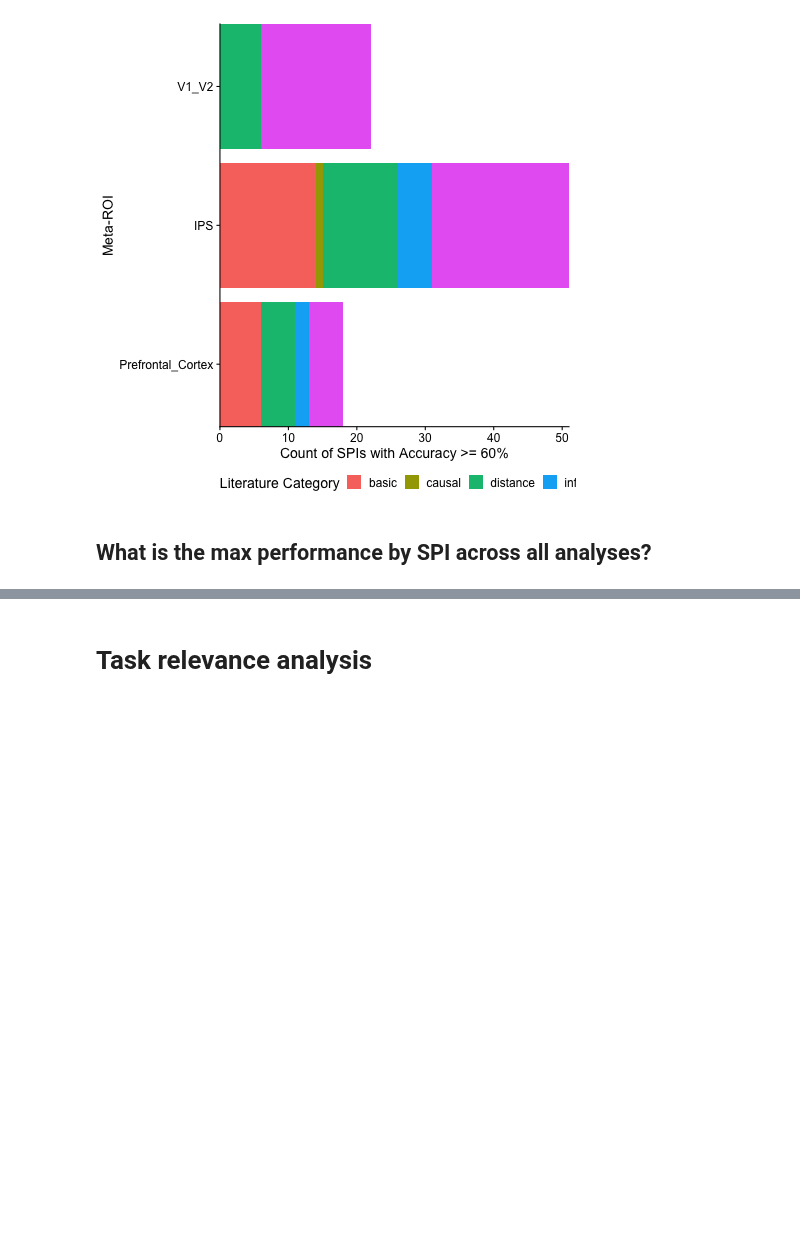
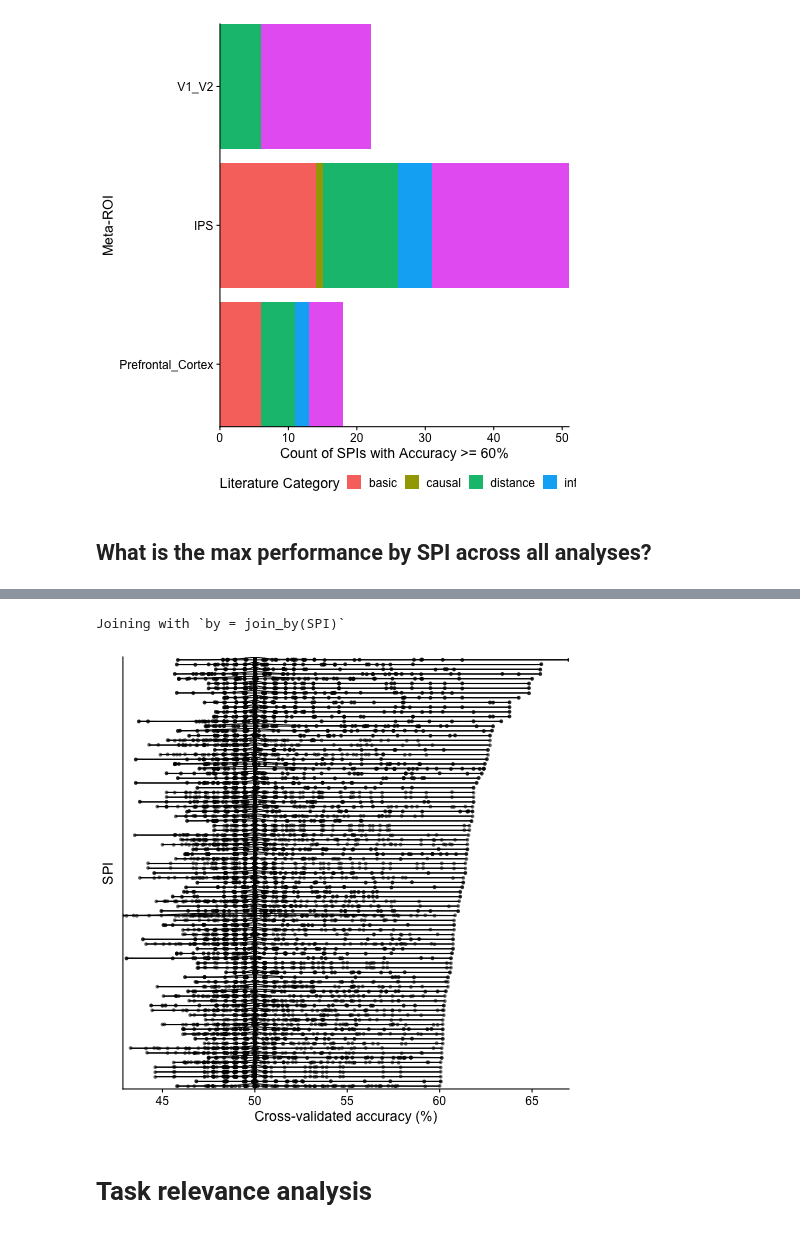
Before and after one commit to anniegbryant/MEG_functional_connectivity, a Jupyter notebook: data_visualization/inter_subject_classification.ipynb, the cells around one changed output, grey strips where cells are left out. Cells and saved outputs as stored; diff of their text form; code cells hidden in the pictures; blank space fills up the shorter version.

```diff
--- a/data_visualization/inter_subject_classification.ipynb
+++ b/data_visualization/inter_subject_classification.ipynb
@@ -524,3 +502,32 @@ Removed 241 rows containing missing values or values outside the scale range
+# %%
+%%R -i averaged_stimulus_type_LR_classification_res,pyspi_SPI_info
+
+averaged_stimulus_type_LR_classification_res %>%
+    group_by(SPI) %>%
+    filter(max(accuracy) > 0.6) %>%
+    left_join(., pyspi_SPI_info) %>%
+    ungroup() %>%
+    mutate(SPI = fct_reorder(SPI, accuracy, .fun='max', .desc=F),
+           Literature_category = factor(Literature_category,
+                                        levels = c("basic", "distance", "spectral",
+                                        "infotheory", "causal", "misc")),
+           SPI_label = ifelse(str_detect(SPI, "bary-sq_.*_max"), "*", NA_character_)) %>%
+    ggplot(data=., mapping=aes(x=SPI, y=100*accuracy)) +
+    geom_violinhalf(scale="width", color="black", position = position_dodge(width = 2), width=1)  +
+    geom_point(position = position_jitter(width = 0.075, height=0),
+                            size = 1.75, alpha=0.6, stroke=0) +
+    stat_summary(color="black", fun="mean", geom="crossbar", width=0.2, linewidth=0.3,
+            show.legend=FALSE, position = position_dodge(width=1.4)) +
+    coord_flip()+
+    scale_y_continuous(expand=c(0,0)) +
+    ylab("Cross-validated accuracy (%)") +
+    theme(axis.text.y = element_blank(),
+          axis.ticks.y = element_blank(),
+          legend.position="none")
+# ggsave('../plots/inter_subject_classification/Max_classification_performance_by_SPI_category.svg', width=3, height=8, units='in', dpi=300)
+# %% [output]
+Joining with `by = join_by(SPI)`
+[figure, added]
 # %% [markdown]
 # Task relevance analysis
 # %%
```
Also changed, not shown: parts of 3 cells of this notebook, 5 other files.
